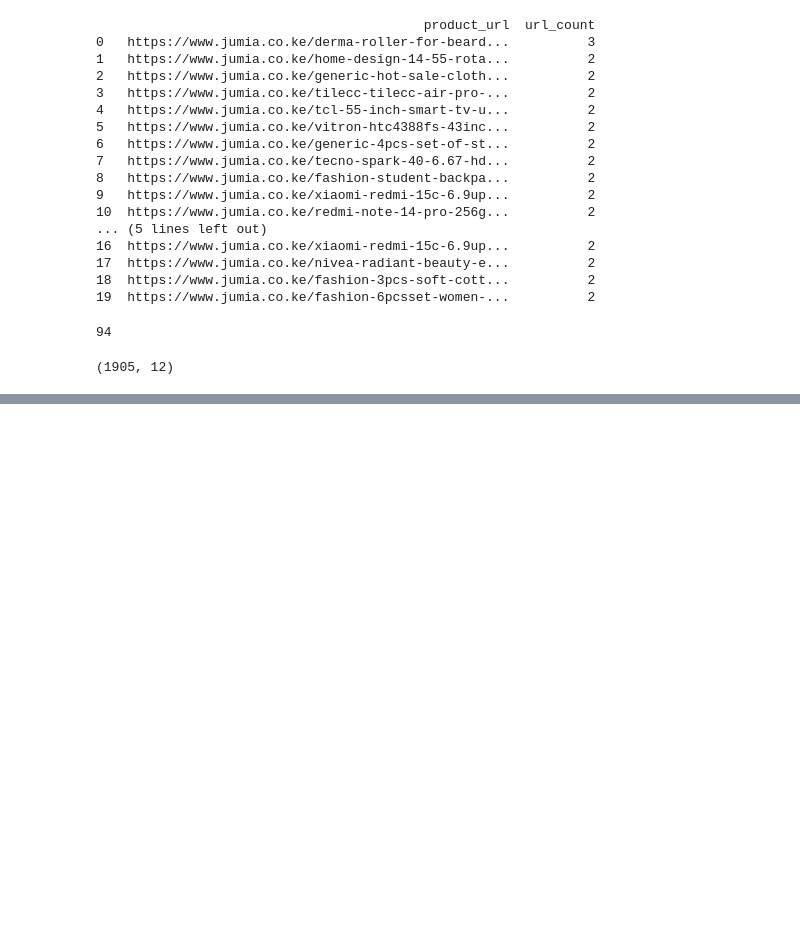
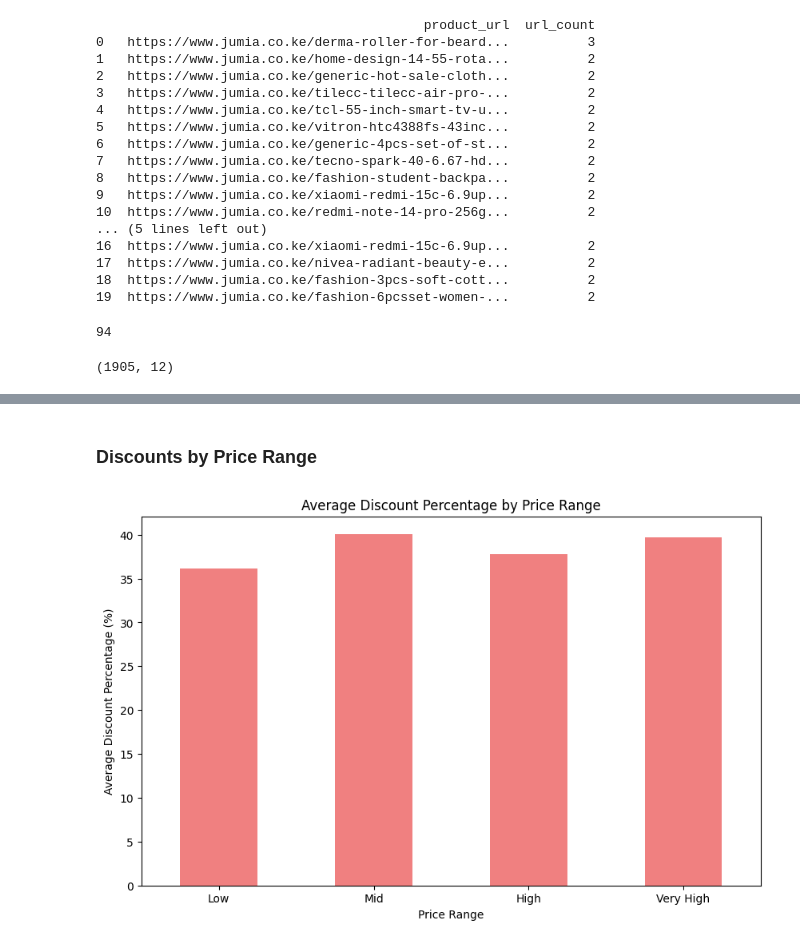
Before and after one commit to RWKarimi/E-commerce-pricing-tool, a Jupyter notebook: E_commerce_project.ipynb, the cells around one changed output, grey strips where cells are left out. Drawn from its saved outputs; the diff is of its cells as text; code cells hidden in the pictures; blank space fills up the shorter version.

```diff
--- a/E_commerce_project.ipynb
+++ b/E_commerce_project.ipynb
@@ -238,0 +314,21 @@ data.head()
+# %% [markdown]
+### Discounts by Price Range
+# %%
+# Define price ranges (e.g., Low: < 1000, Mid: 1000-5000, High: > 5000)
+bins = [0, 1000, 5000, 10000, float('inf')]
+labels = ['Low', 'Mid', 'High', 'Very High']
+df['price_range'] = pd.cut(df['original_price_numeric'], bins=bins, labels=labels)
+
+# Grouping by price range and calculating the average discount percentage
+price_range_discount = df.groupby('price_range')['discount_percentage'].mean()
+
+# Plotting the results
+plt.figure(figsize=(10, 6))
+price_range_discount.plot(kind='bar', color='lightcoral')
+plt.title("Average Discount Percentage by Price Range")
+plt.xlabel("Price Range")
+plt.ylabel("Average Discount Percentage (%)")
+plt.xticks(rotation=0)
+plt.show()
+# %% [output]
+[figure, added]
```
Also changed, not shown: parts of 19 cells of this notebook.
